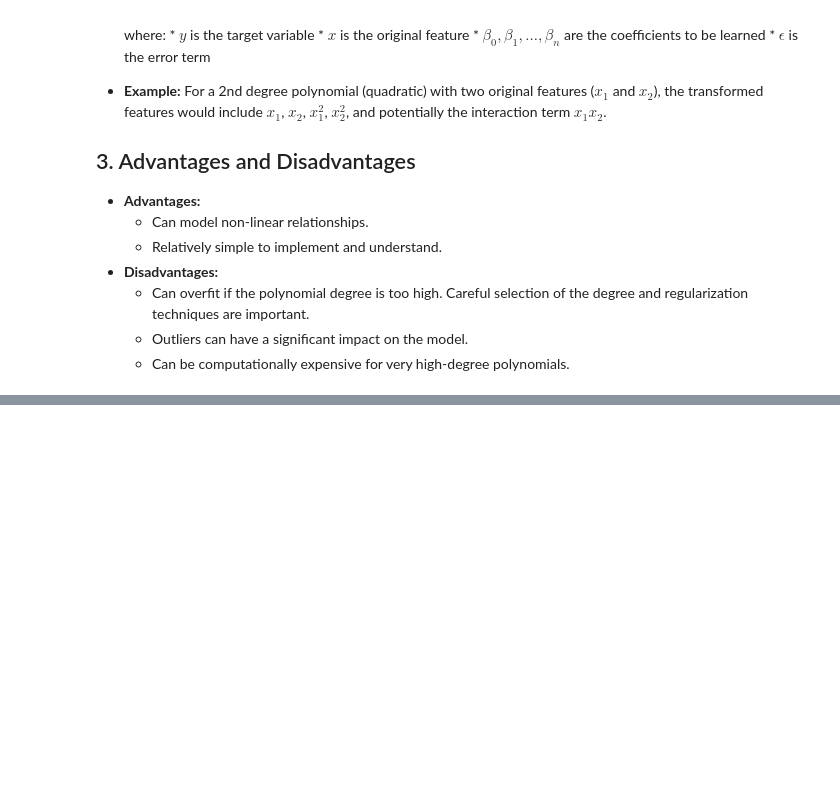
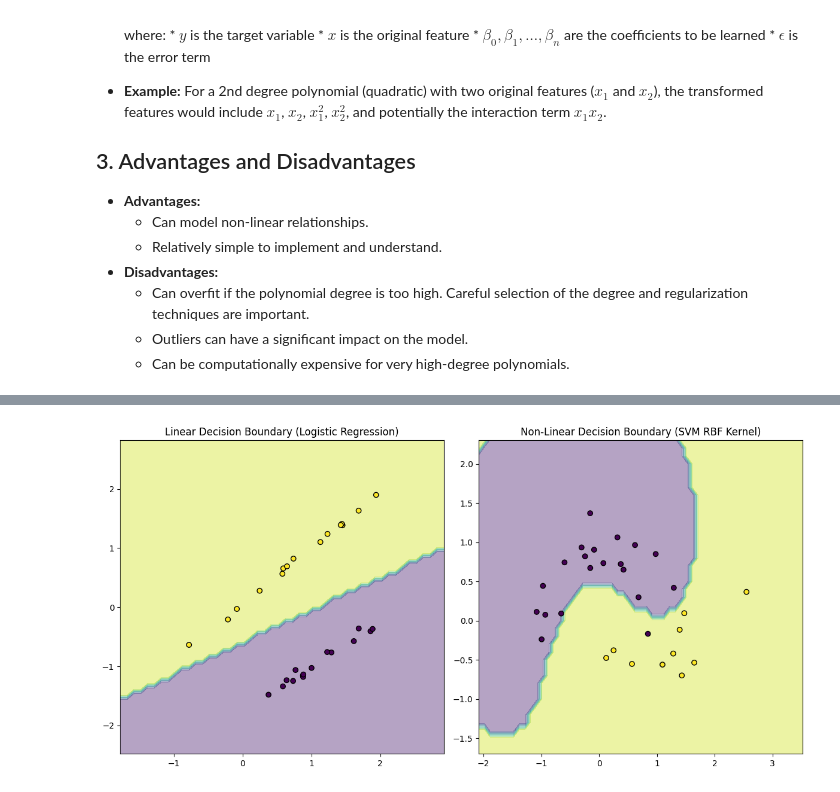
Before and after one commit to rhuanbarros/study-notebooks, a Jupyter notebook: Supervised Learning.ipynb, the cells around one changed output, grey strips where cells are left out. Cells and saved outputs as stored; diff of their text form; code cells hidden in the pictures; blank space fills up the shorter version.

```diff
--- a/Supervised Learning.ipynb
+++ b/Supervised Learning.ipynb
@@ -165,0 +314,50 @@ In machine learning, which optimization algorithm is typically used for non-conv
+# %%
+import numpy as np
+import matplotlib.pyplot as plt
+from sklearn.datasets import make_moons, make_classification
+from sklearn.linear_model import LogisticRegression
+from sklearn.svm import SVC
+from sklearn.model_selection import train_test_split
+
+# Function to plot decision boundaries
+def plot_decision_boundary(clf, X, y, ax, title):
+    # Plot decision boundary
+    x_min, x_max = X[:, 0].min() - 1, X[:, 0].max() + 1
+    y_min, y_max = X[:, 1].min() - 1, X[:, 1].max() + 1
+    xx, yy = np.meshgrid(np.arange(x_min, x_max, 0.1),
+                         np.arange(y_min, y_max, 0.1))
+    Z = clf.predict(np.c_[xx.ravel(), yy.ravel()])
+    Z = Z.reshape(xx.shape)
+    ax.contourf(xx, yy, Z, alpha=0.4)
+    ax.scatter(X[:, 0], X[:, 1], c=y, edgecolors='k', marker='o')
+    ax.set_title(title)
+
+# Generate linear and non-linear data
+X_linear, y_linear = make_classification(n_features=2, n_redundant=0, n_informative=2, n_clusters_per_class=1, random_state=42)
+X_non_linear, y_non_linear = make_moons(n_samples=100, noise=0.2, random_state=42)
+
+# Split the data into training and testing sets
+X_train_lin, X_test_lin, y_train_lin, y_test_lin = train_test_split(X_linear, y_linear, test_size=0.3, random_state=42)
+X_train_nl, X_test_nl, y_train_nl, y_test_nl = train_test_split(X_non_linear, y_non_linear, test_size=0.3, random_state=42)
+
+# Linear model (Logistic Regression)
+linear_model = LogisticRegression()
+linear_model.fit(X_train_lin, y_train_lin)
+
+# Non-linear model (SVM with RBF kernel)
+non_linear_model = SVC(kernel='rbf')
+non_linear_model.fit(X_train_nl, y_train_nl)
+
+# Plotting
+fig, ax = plt.subplots(1, 2, figsize=(12, 6))
+
+# Plot Linear Decision Boundary
+plot_decision_boundary(linear_model, X_test_lin, y_test_lin, ax[0], 'Linear Decision Boundary (Logistic Regression)')
+
+# Plot Non-Linear Decision Boundary
+plot_decision_boundary(non_linear_model, X_test_nl, y_test_nl, ax[1], 'Non-Linear Decision Boundary (SVM RBF Kernel)')
+
+plt.tight_layout()
+plt.show()
+# %% [output]
+[figure, added]
```
Also changed, not shown: parts of 10 cells of this notebook.
